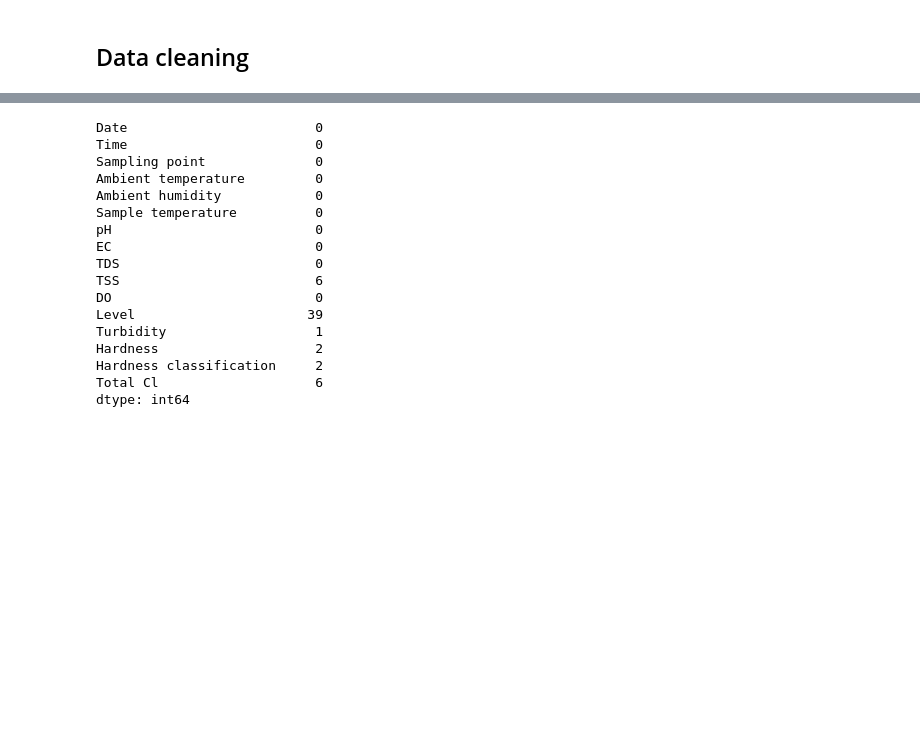
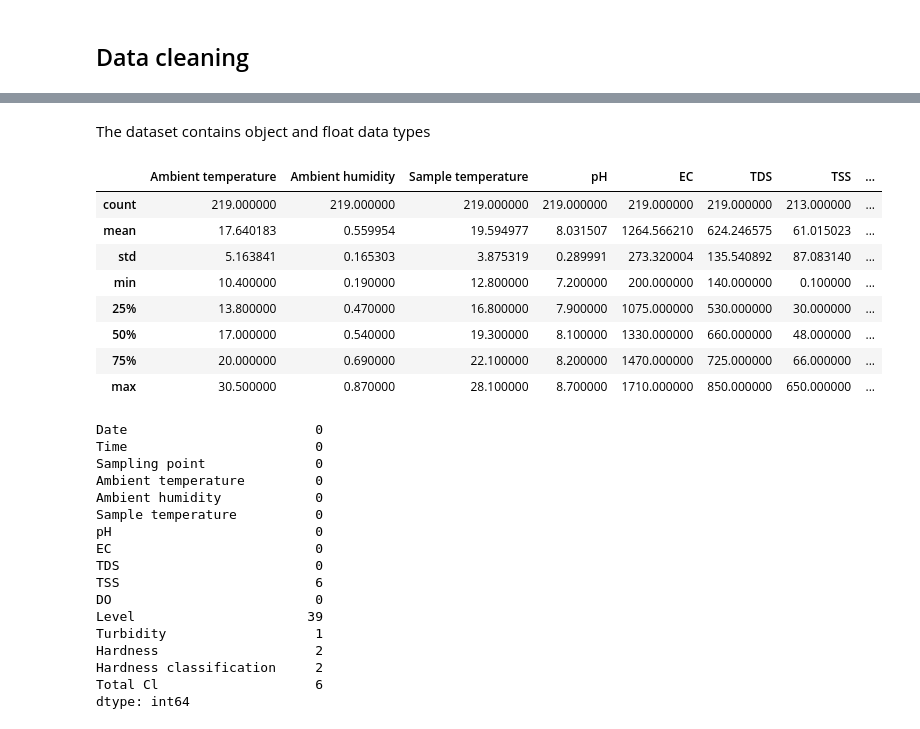
Before and after one commit to sarahgracemahlangu/ExploreAI-Python-Group-Project, a Jupyter notebook: python_group_project.ipynb, the cells around one changed output, grey strips where cells are left out. Saved outputs shown, nothing was run; the diff lists cells and outputs as text; code cells hidden in the pictures; blank space fills up the shorter version.

```diff
--- a/python_group_project.ipynb
+++ b/python_group_project.ipynb
@@ -73,3 +77,5 @@ memory usage: 27.5+ KB
+# %% [markdown]
+The dataset contains object and float data types
 # %%
 # Change column names
 
@@ -86,4 +91,18 @@ df = df.rename(columns={'Date (DD/MM/YYYY)': 'Date',
                         'Turbidity (NTU)': 'Turbidity',
                         'Hardness\r\n(mg CaCO3/L)': 'Hardness',
                         'Total Cl-\r\n(mg Cl-/L)': 'Total Cl'})
+# %%
+# Summary statistics for numerical columns
+
+df.describe()
+# %% [output]
+|  | Ambient temperature | Ambient humidity | Sample temperature | pH | EC | TDS | TSS | ... |
+| count | 219.000000 | 219.000000 | 219.000000 | 219.000000 | 219.000000 | 219.000000 | 213.000000 | ... |
+| mean | 17.640183 | 0.559954 | 19.594977 | 8.031507 | 1264.566210 | 624.246575 | 61.015023 | ... |
+| std | 5.163841 | 0.165303 | 3.875319 | 0.289991 | 273.320004 | 135.540892 | 87.083140 | ... |
+| min | 10.400000 | 0.190000 | 12.800000 | 7.200000 | 200.000000 | 140.000000 | 0.100000 | ... |
+| 25% | 13.800000 | 0.470000 | 16.800000 | 7.900000 | 1075.000000 | 530.000000 | 30.000000 | ... |
+| 50% | 17.000000 | 0.540000 | 19.300000 | 8.100000 | 1330.000000 | 660.000000 | 48.000000 | ... |
+| 75% | 20.000000 | 0.690000 | 22.100000 | 8.200000 | 1470.000000 | 725.000000 | 66.000000 | ... |
+| max | 30.500000 | 0.870000 | 28.100000 | 8.700000 | 1710.000000 | 850.000000 | 650.000000 | ... |
 # %%
```
Also changed, not shown: parts of 54 cells of this notebook.
